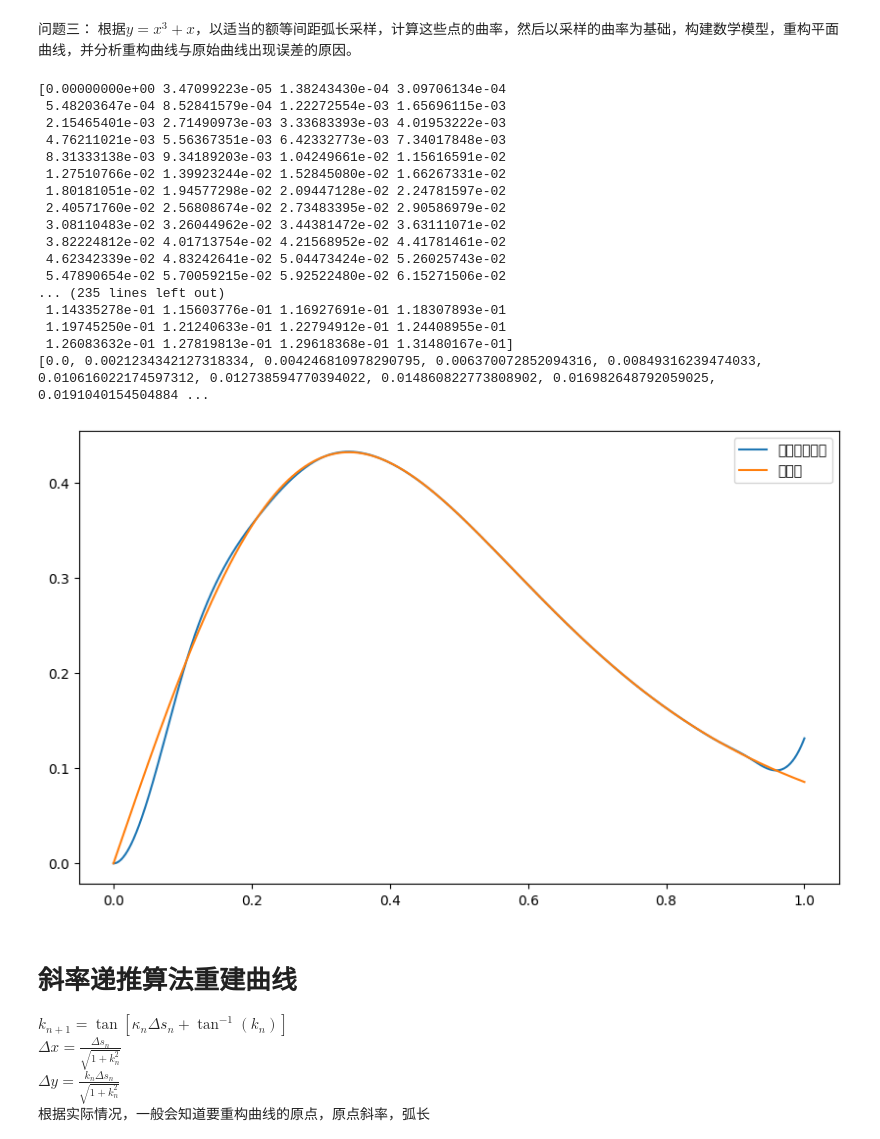
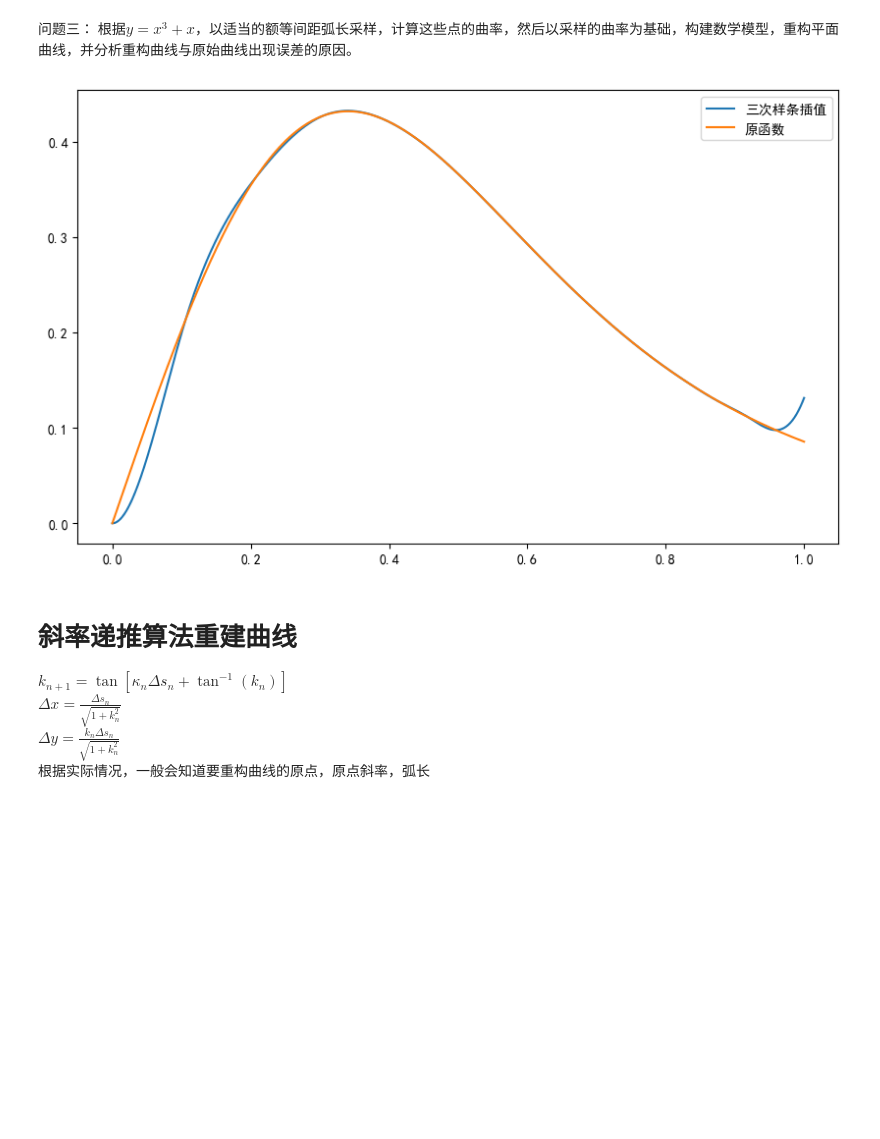
Before and after one commit to JesterHey/2024------, a Jupyter notebook: q3.ipynb, the cells around one changed output. Saved outputs shown, nothing was run; the diff lists cells and outputs as text; code cells hidden in the pictures; blank space fills up the shorter version.

```diff
--- a/q3.ipynb
+++ b/q3.ipynb
@@ -5,6 +5,9 @@
 import scipy
 import numpy as np
 import matplotlib.pyplot as plt
+# 启用汉字
+plt.rcParams['font.sans-serif'] = ['SimHei']
+plt.rcParams['axes.unicode_minus'] = False
 def f(x):
     return x**3 + x
 def ds(x):
@@ -21,53 +24,34 @@ l = s / points
 x = [0]
 cur_length = 0
 x0 = 0
 while len(x) < points:
     x0 += 0.0001
     cur_length = scipy.integrate.quad(ds, x[-1], x0)[0] # 计算当前弧长
     if abs(cur_length - l) < 1e-3:
         x.append(x0)
 y = [f(i) for i in x]
 # 计算各个采样点的曲率
 k = []
 for i in range(len(x)):
     k.append(abs(d2f(x[i]) / (1 + df(x[i])**2)**1.5))
 # 三次样条插值重构每个采样点周围的曲率
 cs = scipy.interpolate.CubicSpline(x, k, bc_type='clamped') # 三次样条插值
 # 生成更多点用于插值
 x_interp = np.linspace(0, 1, 1000)
 k_interp = cs(x_interp)
-print(k_interp)
 # 计算原函数中各个点的曲率
 k0 = []
 for i in x_interp:
     k0.append(abs(d2f(i) / (1 + df(i)**2)**1.5))
-print(k0)
 # 使用线性插值计算原函数中各个点的曲率
 # 绘图
 plt.figure(figsize=(10, 6))
 plt.plot(x_interp, k_interp, label='三次样条插值')
 plt.plot(x_interp, k0, label='原函数')
 plt.legend()
 plt.show()
 # %% [output]
-[0.00000000e+00 3.47099223e-05 1.38243430e-04 3.09706134e-04
- 5.48203647e-04 8.52841579e-04 1.22272554e-03 1.65696115e-03
- 2.15465401e-03 2.71490973e-03 3.33683393e-03 4.01953222e-03
- 4.76211021e-03 5.56367351e-03 6.42332773e-03 7.34017848e-03
- 8.31333138e-03 9.34189203e-03 1.04249661e-02 1.15616591e-02
- 1.27510766e-02 1.39923244e-02 1.52845080e-02 1.66267331e-02
- 1.80181051e-02 1.94577298e-02 2.09447128e-02 2.24781597e-02
- 2.40571760e-02 2.56808674e-02 2.73483395e-02 2.90586979e-02
- 3.08110483e-02 3.26044962e-02 3.44381472e-02 3.63111071e-02
- 3.82224812e-02 4.01713754e-02 4.21568952e-02 4.41781461e-02
- 4.62342339e-02 4.83242641e-02 5.04473424e-02 5.26025743e-02
- 5.47890654e-02 5.70059215e-02 5.92522480e-02 6.15271506e-02
-... (235 lines left out)
- 1.14335278e-01 1.15603776e-01 1.16927691e-01 1.18307893e-01
- 1.19745250e-01 1.21240633e-01 1.22794912e-01 1.24408955e-01
- 1.26083632e-01 1.27819813e-01 1.29618368e-01 1.31480167e-01]
-[0.0, 0.0021234342127318334, 0.004246810978290795, 0.006370072852094316, 0.00849316239474033, 0.010616022174597312, 0.012738594770394022, 0.014860822773808902, 0.016982648792059025, 0.0191040154504884 ...
-[figure, old version]
+[figure, new version]
 # %% [markdown]
 # 斜率递推算法重建曲线
 $k_{n+1} = \tan [\kappa _{n}\Delta s_{n}+\tan^{-1}(k_{n})]$
```
Also changed, not shown: parts of 6 cells of this notebook.
